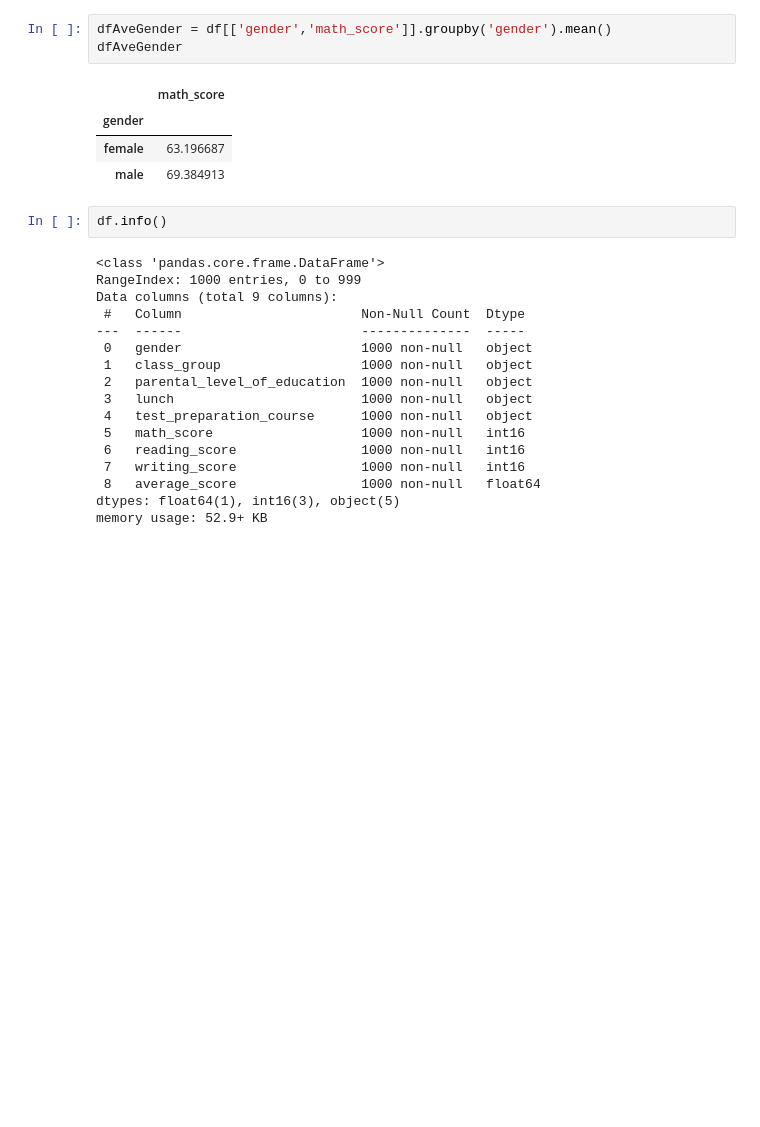
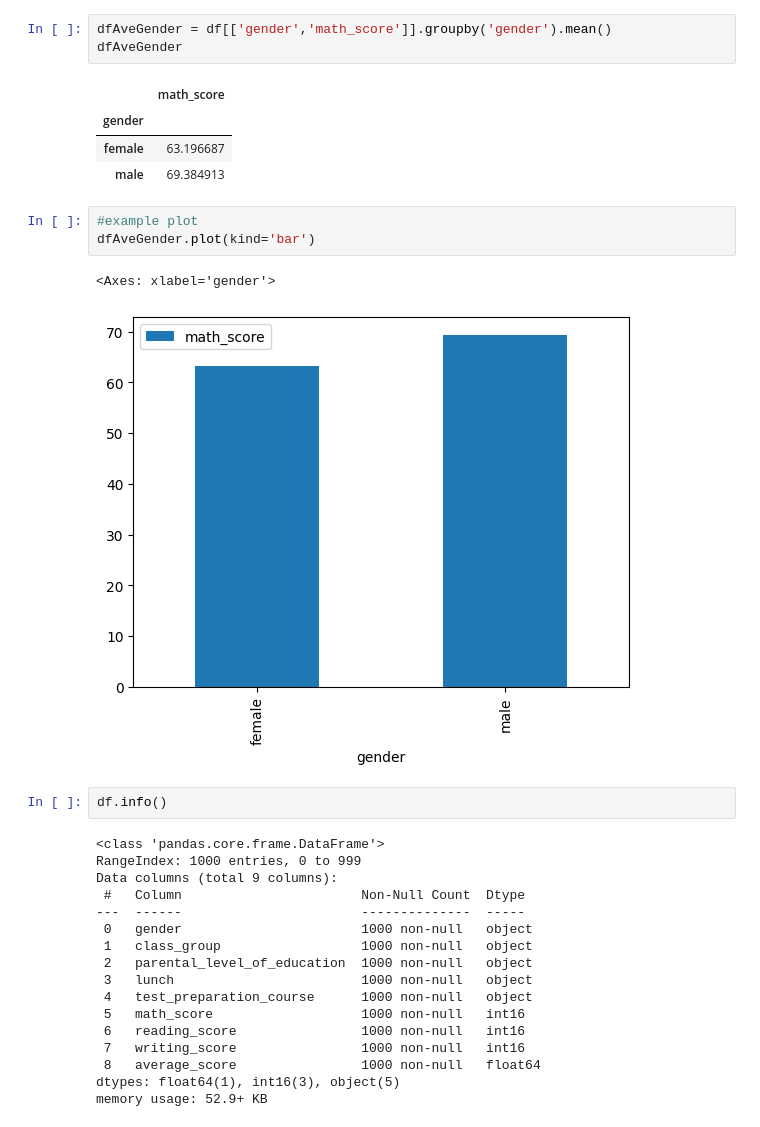
Before and after one commit to chai923/AIML, a Jupyter notebook: 2024-02-10-AIML-Applied Data Science_lecture4_datamanagement.ipynb, the cells around one changed output. Saved outputs shown, nothing was run; the diff lists cells and outputs as text; blank space fills up the shorter version.

```diff
--- a/2024-02-10-AIML-Applied Data Science_lecture4_datamanagement.ipynb
+++ b/2024-02-10-AIML-Applied Data Science_lecture4_datamanagement.ipynb
@@ -405,6 +399,12 @@ dfAveGender
 | gender |  |
 | female | 63.196687 |
 | male | 69.384913 |
+# %%
+#example plot
+dfAveGender.plot(kind='bar')
+# %% [output]
+<Axes: xlabel='gender'>
+[figure, added]
 # %%
 df.info()
 # %% [output]
```
Also changed, not shown: parts of 14 cells of this notebook, 2 other files.
